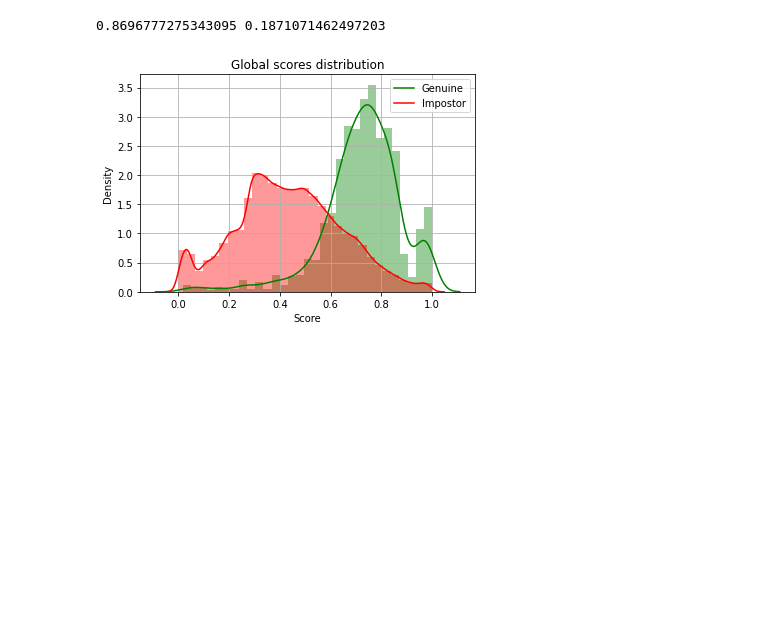
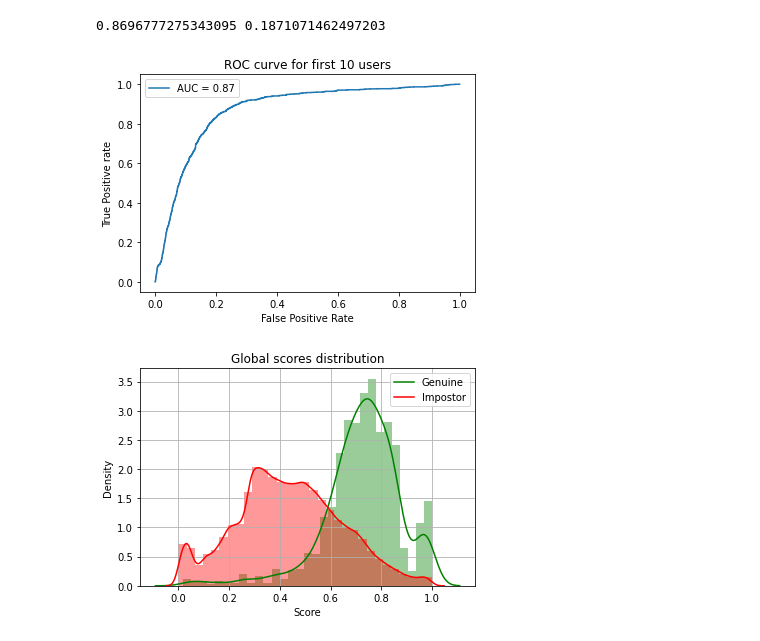
Before and after one commit to shalakasatheesh/mouse-dynamics-unofficial, a Jupyter notebook: svmoneclass-using-deep-feats.ipynb, the cells around one changed output. Drawn from its saved outputs; the diff is of its cells as text; code cells hidden in the pictures; blank space fills up the shorter version.

```diff
--- a/svmoneclass-using-deep-feats.ipynb
+++ b/svmoneclass-using-deep-feats.ipynb
@@ -150,6 +172,15 @@ print(global_auc, global_eer, )
 # print(tpr)
 # %% [output]
 0.8696777275343095 0.1871071462497203
+# %%
+plt.plot(fpr, tpr)
+plt.title('ROC curve for first 10 users')
+plt.xlabel('False Positive Rate')
+plt.ylabel('True Positive rate')
+plt.legend(['AUC = '+str(np.round(global_auc, 3))])
+plt.show()
+# %% [output]
+[figure, added]
 # %%
 # Source: https://github.com/margitantal68/sapimouse/blob/40b5ea6cf10c6f1d64b9dd0427d21138cc4f75e2/util/plot.py#L15
 df = pd.DataFrame([global_positive_scores, global_negative_scores])
```
Also changed, not shown: parts of 3 cells of this notebook.
